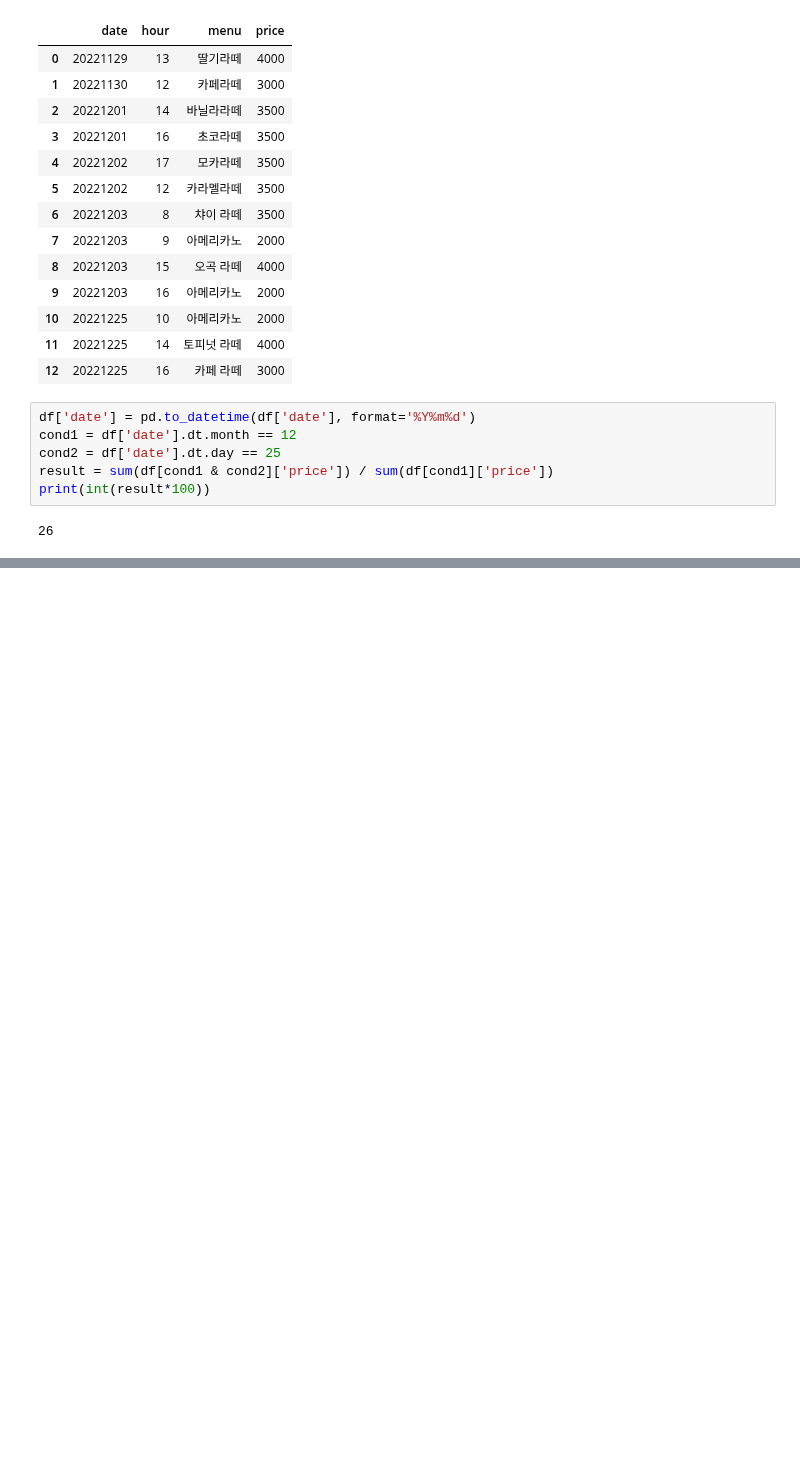
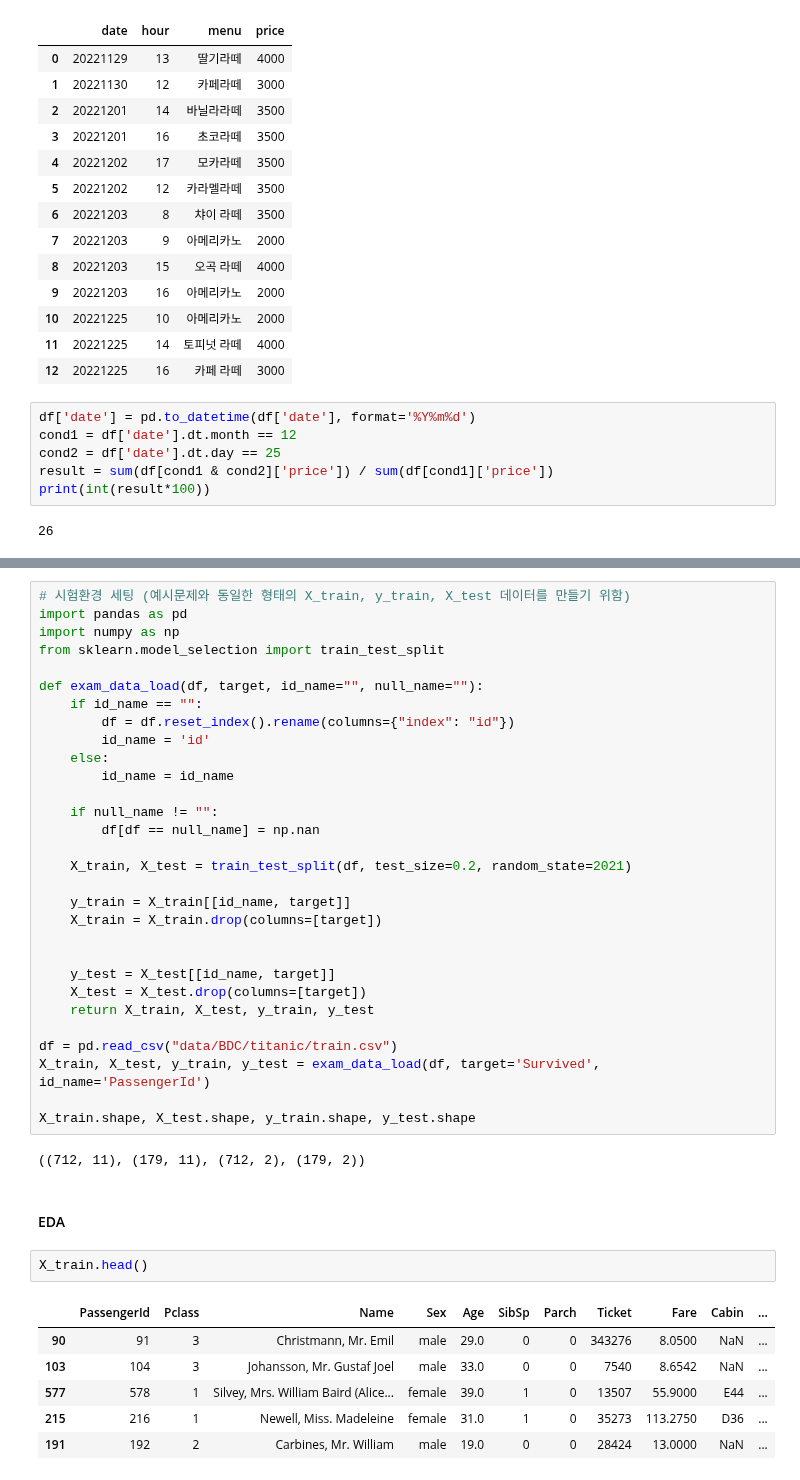
Before and after one commit to zudata/BEAKJOON, a Jupyter notebook: study/Big Data Certification study.ipynb, the cells around one changed output, grey strips where cells are left out. Drawn from its saved outputs; the diff is of its cells as text; blank space fills up the shorter version.

```diff
--- a/study/Big Data Certification study.ipynb
+++ b/study/Big Data Certification study.ipynb
@@ -1780,0 +1799,43 @@ print(int(df[cond]['age'].mean()))
+# %%
+# 시험환경 세팅 (예시문제와 동일한 형태의 X_train, y_train, X_test 데이터를 만들기 위함)
+import pandas as pd
+import numpy as np
+from sklearn.model_selection import train_test_split
+
+def exam_data_load(df, target, id_name="", null_name=""):
+    if id_name == "":
+        df = df.reset_index().rename(columns={"index": "id"})
+        id_name = 'id'
+    else:
+        id_name = id_name
+
+    if null_name != "":
+        df[df == null_name] = np.nan
+
+    X_train, X_test = train_test_split(df, test_size=0.2, random_state=2021)
+
+    y_train = X_train[[id_name, target]]
+    X_train = X_train.drop(columns=[target])
+
+
+    y_test = X_test[[id_name, target]]
+    X_test = X_test.drop(columns=[target])
+    return X_train, X_test, y_train, y_test
+
+df = pd.read_csv("data/BDC/titanic/train.csv")
+X_train, X_test, y_train, y_test = exam_data_load(df, target='Survived', id_name='PassengerId')
+
+X_train.shape, X_test.shape, y_train.shape, y_test.shape
+# %% [output]
+((712, 11), (179, 11), (712, 2), (179, 2))
+# %% [markdown]
+#### EDA
+# %%
+X_train.head()
+# %% [output]
+|  | PassengerId | Pclass | Name | Sex | Age | SibSp | Parch | Ticket | Fare | Cabin | ... |
+| 90 | 91 | 3 | Christmann, Mr. Emil | male | 29.0 | 0 | 0 | 343276 | 8.0500 | NaN | ... |
+| 103 | 104 | 3 | Johansson, Mr. Gustaf Joel | male | 33.0 | 0 | 0 | 7540 | 8.6542 | NaN | ... |
+| 577 | 578 | 1 | Silvey, Mrs. William Baird (Alice... | female | 39.0 | 1 | 0 | 13507 | 55.9000 | E44 | ... |
+| 215 | 216 | 1 | Newell, Miss. Madeleine | female | 31.0 | 1 | 0 | 35273 | 113.2750 | D36 | ... |
+| 191 | 192 | 2 | Carbines, Mr. William | male | 19.0 | 0 | 0 | 28424 | 13.0000 | NaN | ... |
```
Also changed, not shown: parts of 56 cells of this notebook.
